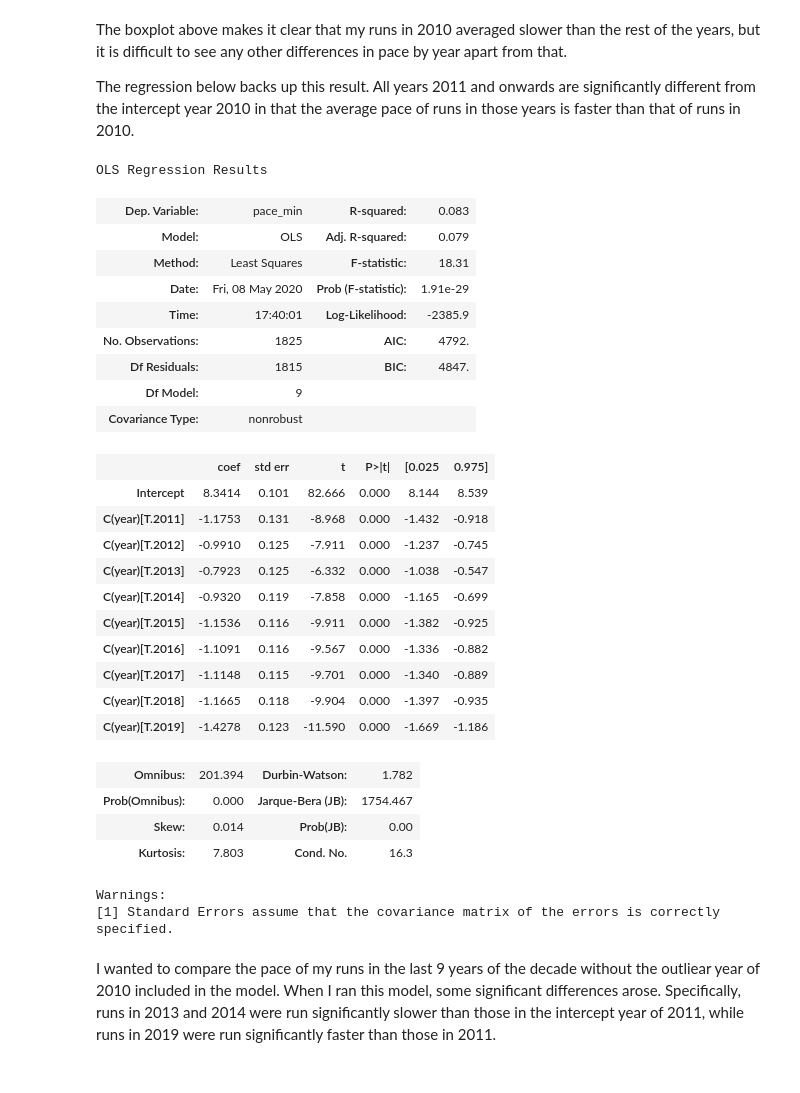
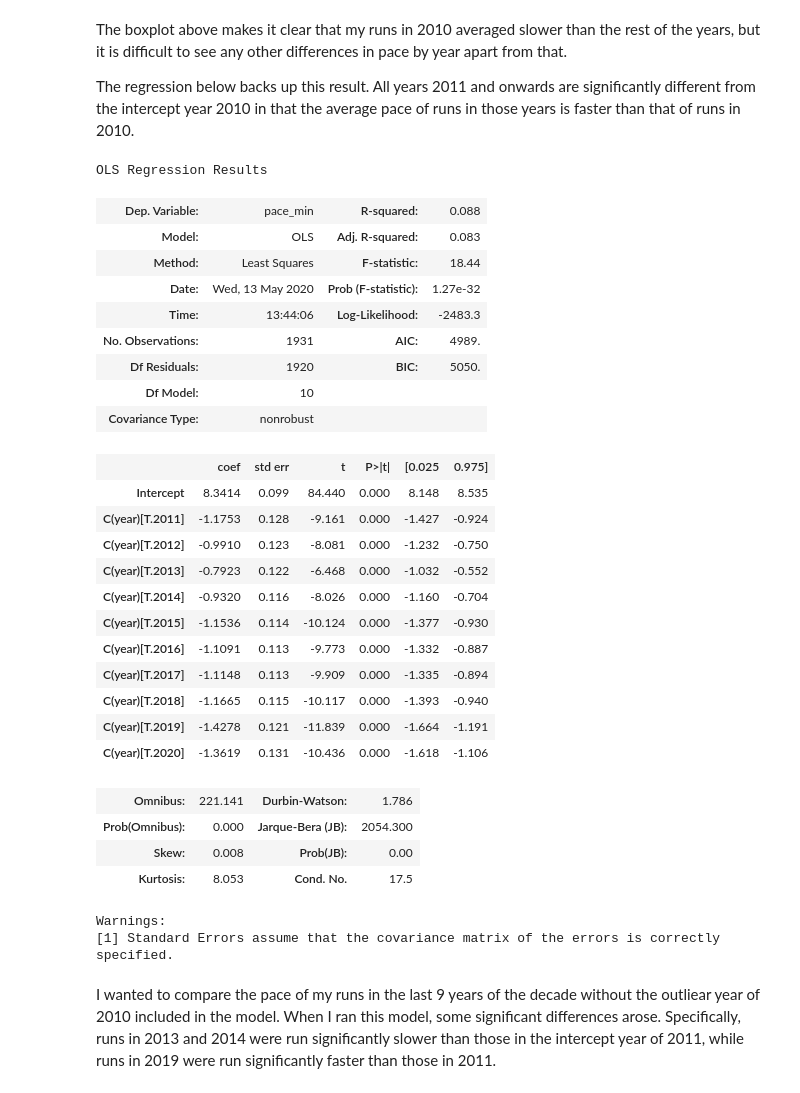
Before and after one commit to adolwick/biof309project, a Jupyter notebook: df_analysis.ipynb, the cells around one changed output. Cells and saved outputs as stored; diff of their text form; code cells hidden in the pictures.

```diff
--- a/df_analysis.ipynb
+++ b/df_analysis.ipynb
@@ -285,34 +285,35 @@ The boxplot above makes it clear that my runs in 2010 averaged slower than the r
 
 The regression below backs up this result. All years 2011 and onwards are significantly different from the intercept year 2010 in that the average pace of runs in those years is faster than that of runs in 2010.
 # %%
-pace_by_yr = ols('pace_min ~ C(year)', data=ymdna2010s).fit()
+pace_by_yr = ols('pace_min ~ C(year)', data=ymd2010up).fit()
 pace_by_yr.summary()
 # %% [output]
 OLS Regression Results
-| Dep. Variable: | pace_min | R-squared: | 0.083 |
-| Model: | OLS | Adj. R-squared: | 0.079 |
-| Method: | Least Squares | F-statistic: | 18.31 |
-| Date: | Fri, 08 May 2020 | Prob (F-statistic): | 1.91e-29 |
-| Time: | 17:40:01 | Log-Likelihood: | -2385.9 |
-| No. Observations: | 1825 | AIC: | 4792. |
-| Df Residuals: | 1815 | BIC: | 4847. |
-| Df Model: | 9 |  |  |
+| Dep. Variable: | pace_min | R-squared: | 0.088 |
+| Model: | OLS | Adj. R-squared: | 0.083 |
+| Method: | Least Squares | F-statistic: | 18.44 |
+| Date: | Wed, 13 May 2020 | Prob (F-statistic): | 1.27e-32 |
+| Time: | 13:44:06 | Log-Likelihood: | -2483.3 |
+| No. Observations: | 1931 | AIC: | 4989. |
+| Df Residuals: | 1920 | BIC: | 5050. |
+| Df Model: | 10 |  |  |
 | Covariance Type: | nonrobust |  |  |
 |  | coef | std err | t | P>|t| | [0.025 | 0.975] |
-| Intercept | 8.3414 | 0.101 | 82.666 | 0.000 | 8.144 | 8.539 |
-| C(year)[T.2011] | -1.1753 | 0.131 | -8.968 | 0.000 | -1.432 | -0.918 |
-| C(year)[T.2012] | -0.9910 | 0.125 | -7.911 | 0.000 | -1.237 | -0.745 |
-| C(year)[T.2013] | -0.7923 | 0.125 | -6.332 | 0.000 | -1.038 | -0.547 |
-| C(year)[T.2014] | -0.9320 | 0.119 | -7.858 | 0.000 | -1.165 | -0.699 |
-| C(year)[T.2015] | -1.1536 | 0.116 | -9.911 | 0.000 | -1.382 | -0.925 |
-| C(year)[T.2016] | -1.1091 | 0.116 | -9.567 | 0.000 | -1.336 | -0.882 |
-| C(year)[T.2017] | -1.1148 | 0.115 | -9.701 | 0.000 | -1.340 | -0.889 |
-| C(year)[T.2018] | -1.1665 | 0.118 | -9.904 | 0.000 | -1.397 | -0.935 |
-| C(year)[T.2019] | -1.4278 | 0.123 | -11.590 | 0.000 | -1.669 | -1.186 |
+| Intercept | 8.3414 | 0.099 | 84.440 | 0.000 | 8.148 | 8.535 |
+| C(year)[T.2011] | -1.1753 | 0.128 | -9.161 | 0.000 | -1.427 | -0.924 |
+| C(year)[T.2012] | -0.9910 | 0.123 | -8.081 | 0.000 | -1.232 | -0.750 |
+| C(year)[T.2013] | -0.7923 | 0.122 | -6.468 | 0.000 | -1.032 | -0.552 |
+| C(year)[T.2014] | -0.9320 | 0.116 | -8.026 | 0.000 | -1.160 | -0.704 |
+| C(year)[T.2015] | -1.1536 | 0.114 | -10.124 | 0.000 | -1.377 | -0.930 |
+| C(year)[T.2016] | -1.1091 | 0.113 | -9.773 | 0.000 | -1.332 | -0.887 |
+| C(year)[T.2017] | -1.1148 | 0.113 | -9.909 | 0.000 | -1.335 | -0.894 |
+| C(year)[T.2018] | -1.1665 | 0.115 | -10.117 | 0.000 | -1.393 | -0.940 |
+| C(year)[T.2019] | -1.4278 | 0.121 | -11.839 | 0.000 | -1.664 | -1.191 |
+| C(year)[T.2020] | -1.3619 | 0.131 | -10.436 | 0.000 | -1.618 | -1.106 |
-| Omnibus: | 201.394 | Durbin-Watson: | 1.782 |
-| Prob(Omnibus): | 0.000 | Jarque-Bera (JB): | 1754.467 |
-| Skew: | 0.014 | Prob(JB): | 0.00 |
-| Kurtosis: | 7.803 | Cond. No. | 16.3 |
+| Omnibus: | 221.141 | Durbin-Watson: | 1.786 |
+| Prob(Omnibus): | 0.000 | Jarque-Bera (JB): | 2054.300 |
+| Skew: | 0.008 | Prob(JB): | 0.00 |
+| Kurtosis: | 8.053 | Cond. No. | 17.5 |
 Warnings:
 [1] Standard Errors assume that the covariance matrix of the errors is correctly specified.
 # %% [markdown]
```
Also changed, not shown: parts of 17 cells of this notebook, 5 other files.
